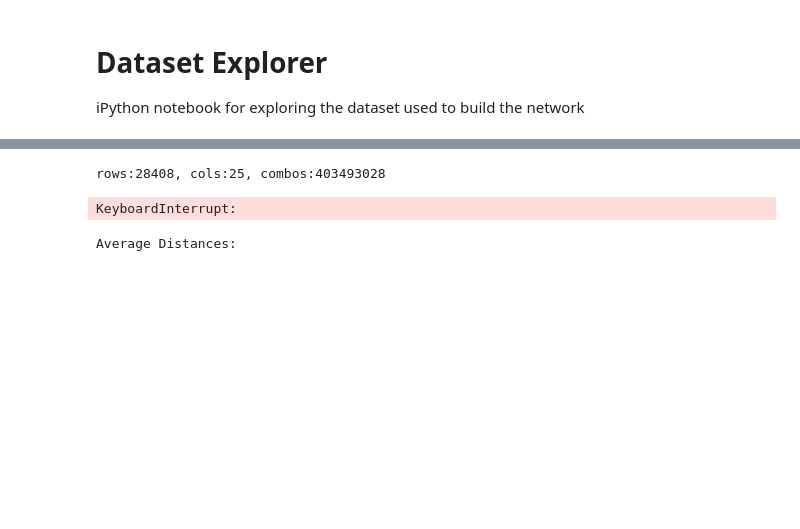
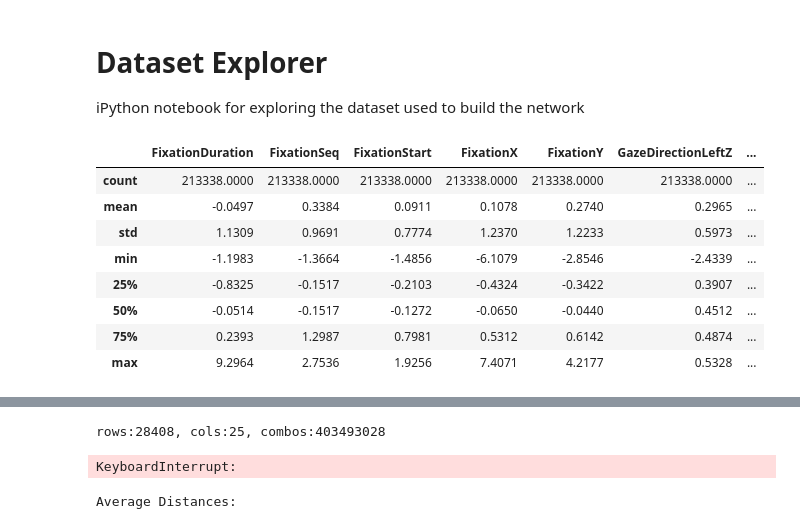
Before and after one commit to SharedControlAutonomousDriving/scad_tot, a Jupyter notebook: network/data.ipynb, the cells around one changed output, grey strips where cells are left out. Saved outputs shown, nothing was run; the diff lists cells and outputs as text; code cells hidden in the pictures; blank space fills up the shorter version.

```diff
--- a/network/data.ipynb
+++ b/network/data.ipynb
@@ -21,0 +21,16 @@ raw_df = pd.read_csv('../data/v3.2.0/test.csv', index_col=0)
+# %%
+fast_group = list(raw_df.groupby('TOT_fast'))[1][1]
+med_group = list(raw_df.groupby('TOT_med'))[1][1]
+slow_group = list(raw_df.groupby('TOT_slow'))[1][1]
+# %%
+fast_group.describe()
+# %% [output]
+|  | FixationDuration | FixationSeq | FixationStart | FixationX | FixationY | GazeDirectionLeftZ | ... |
+| count | 213338.0000 | 213338.0000 | 213338.0000 | 213338.0000 | 213338.0000 | 213338.0000 | ... |
+| mean | -0.0497 | 0.3384 | 0.0911 | 0.1078 | 0.2740 | 0.2965 | ... |
+| std | 1.1309 | 0.9691 | 0.7774 | 1.2370 | 1.2233 | 0.5973 | ... |
+| min | -1.1983 | -1.3664 | -1.4856 | -6.1079 | -2.8546 | -2.4339 | ... |
+| 25% | -0.8325 | -0.1517 | -0.2103 | -0.4324 | -0.3422 | 0.3907 | ... |
+| 50% | -0.0514 | -0.1517 | -0.1272 | -0.0650 | -0.0440 | 0.4512 | ... |
+| 75% | 0.2393 | 1.2987 | 0.7981 | 0.5312 | 0.6142 | 0.4874 | ... |
+| max | 9.2964 | 2.7536 | 1.9256 | 7.4071 | 4.2177 | 0.5328 | ... |
```
Also changed, not shown: parts of 9 cells of this notebook, 19 other files.
